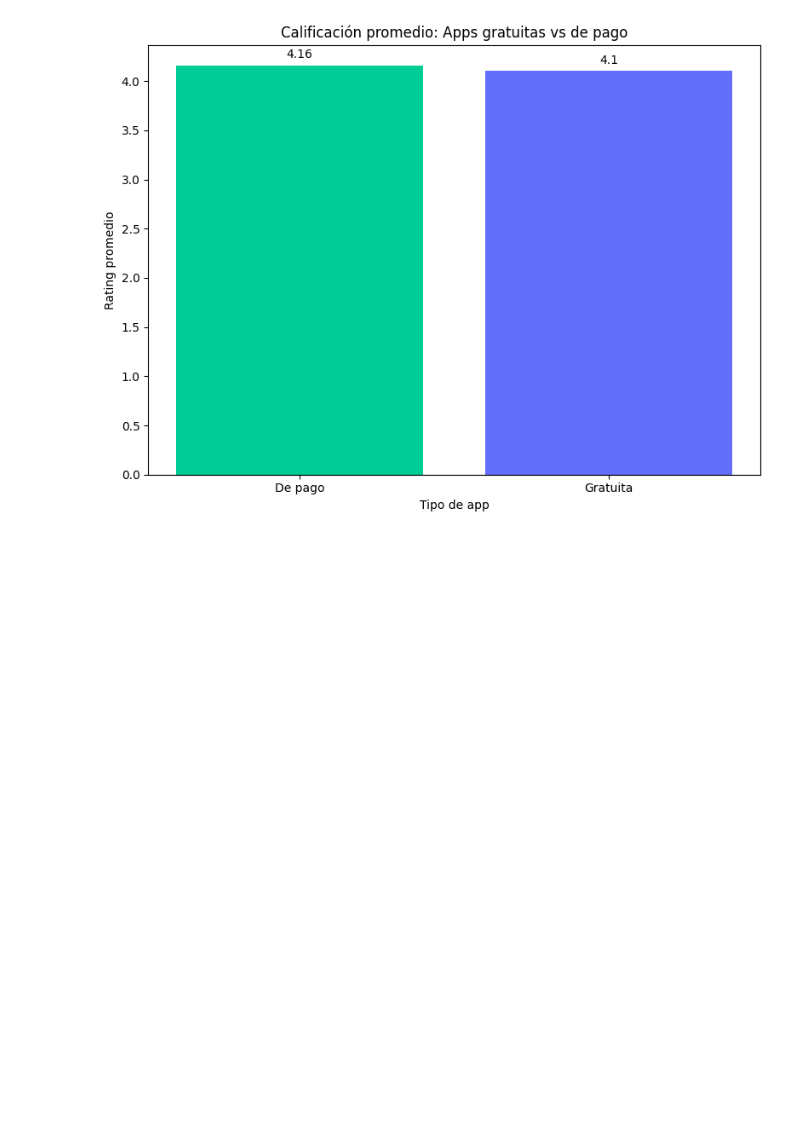
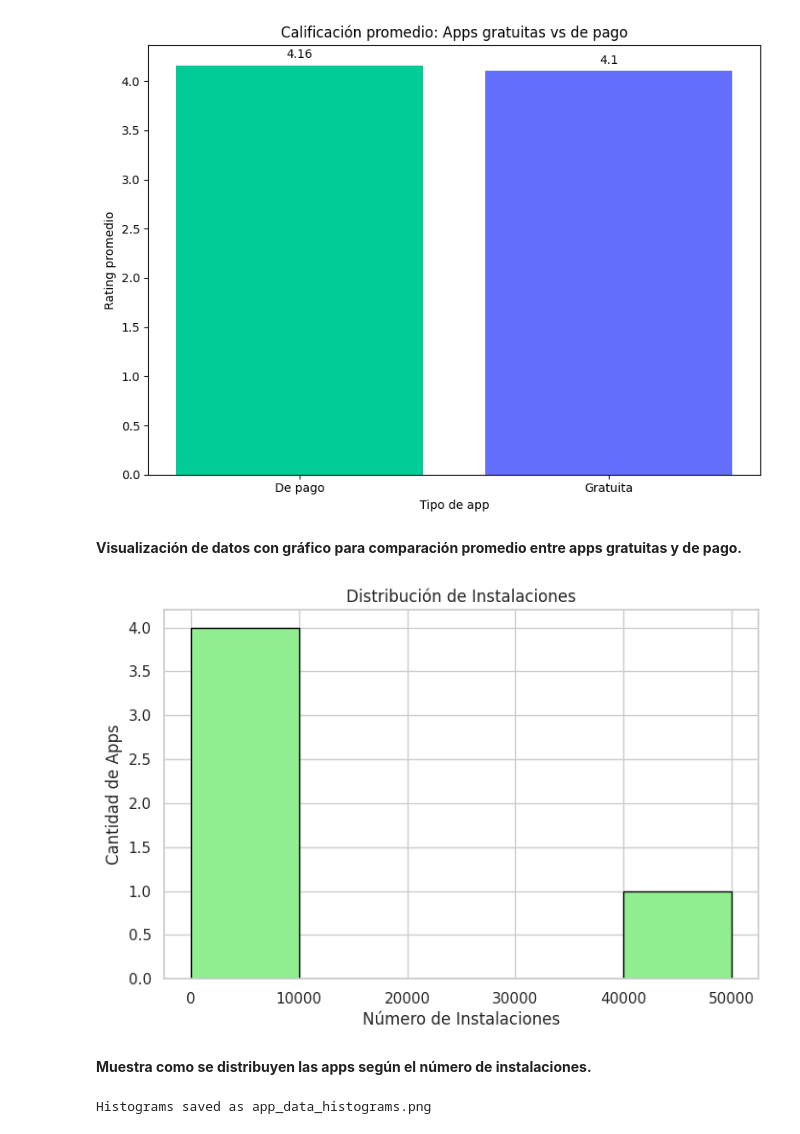
Before and after one commit to dquinonez25/TratamientoDeDatos_Tarea_Clase3, a Jupyter notebook: TratamientoDeDatos_TareaClase3.ipynb, the cells around one changed output. Saved outputs shown, nothing was run; the diff lists cells and outputs as text; code cells hidden in the pictures; blank space fills up the shorter version.

```diff
--- a/TratamientoDeDatos_TareaClase3.ipynb
+++ b/TratamientoDeDatos_TareaClase3.ipynb
@@ -385,3 +370,72 @@ plt.tight_layout()
 plt.show()
 # %% [output]
 [figure]
+# %% [markdown]
+**Visualización de datos con gráfico para comparación promedio entre apps gratuitas y de pago.**
+# %%
+plt.figure(figsize=(8, 5))
+plt.hist(df['Installs'], bins=5, color='lightgreen', edgecolor='black')
+plt.title('Distribución de Instalaciones')
+plt.xlabel('Número de Instalaciones')
+plt.ylabel('Cantidad de Apps')
+plt.grid(True)
+plt.show()
+# %% [output]
+[figure, added]
+# %% [markdown]
+**Muestra como se distribuyen las apps según el número de instalaciones.**
+# %%
+import pandas as pd
+import matplotlib.pyplot as plt
+import seaborn as sns
+import os
+
+# Set seaborn style
+sns.set(style="whitegrid")
+
+# Create output directory
+output_dir = "/mnt/data"
+os.makedirs(output_dir, exist_ok=True)
+
+# Define the data
+raw_data = {
+    "App Name": [
+        "ampere battery info",
+        "smart city trichy public service vehicles 17uc...",
+        "unlimited 4g data prank free app",
+        "the everyday calendar",
+        "neon 3d iron tech keyboard theme"
+    ],
+    "Rating": [4.4, 5.0, 4.5, 2.0, 4.7],
+    "Rating Count": [64.0, 5.0, 12.0, 39.0, 820.0],
+    "Installs": [5000.0, 10.0, 1000.0, 500.0, 50000.0]
+}
+
+# Create DataFrame
+df = pd.DataFrame(raw_data)
+
+# Plot histograms
+fig, axes = plt.subplots(1, 3, figsize=(18, 5))
+
+sns.histplot(df['Rating'], bins=5, kde=True, ax=axes[0], color='skyblue')
+axes[0].set_title('Distribution of App Ratings')
+axes[0].set_xlabel('Rating')
+
+sns.histplot(df['Rating Count'], bins=5, kde=True, ax=axes[1], color='salmon')
+axes[1].set_title('Distribution of Rating Counts')
+axes[1].set_xlabel('Rating Count')
+
+sns.histplot(df['Installs'], bins=5, kde=True, ax=axes[2], color='limegreen')
+axes[2].set_title('Distribution of Installs')
+axes[2].set_xlabel('Installs')
+
+plt.tight_layout()
+
+# Save plot
+plot_path = os.path.join(output_dir, "app_data_histograms.png")
+plt.savefig(plot_path)
+plt.close()
+
+print("Histograms saved as app_data_histograms.png")
+# %% [output]
+Histograms saved as app_data_histograms.png
```
Also changed, not shown: parts of 2 cells of this notebook.
